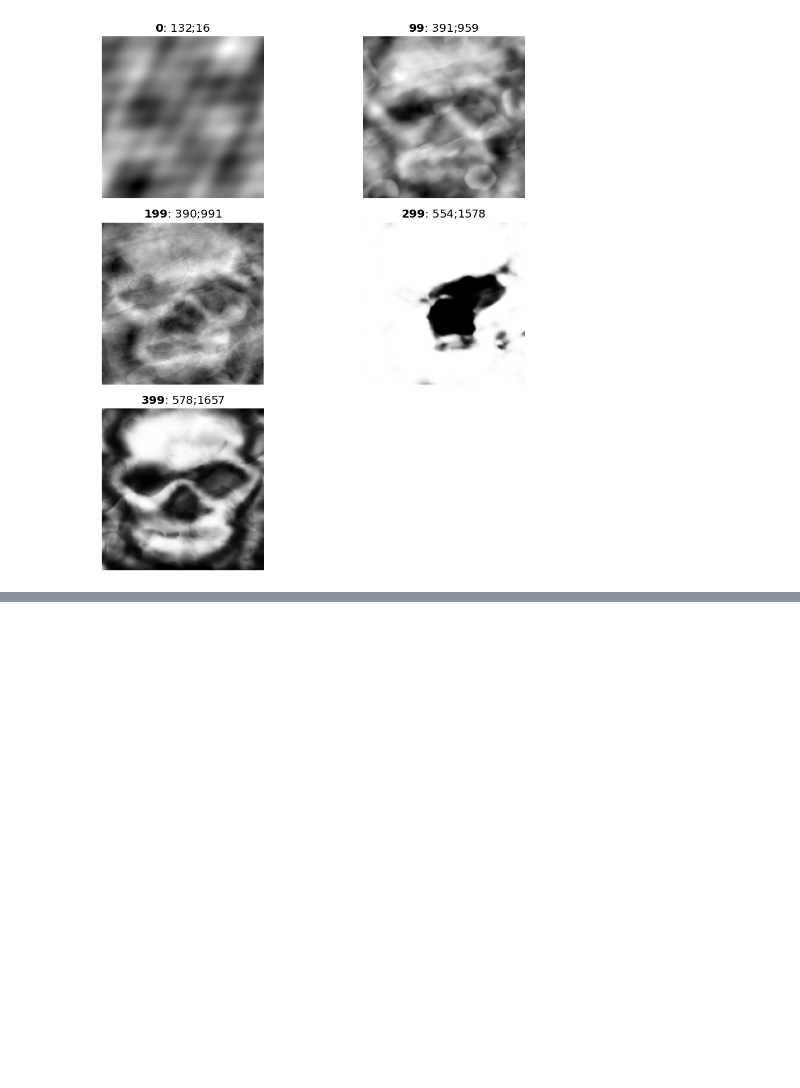
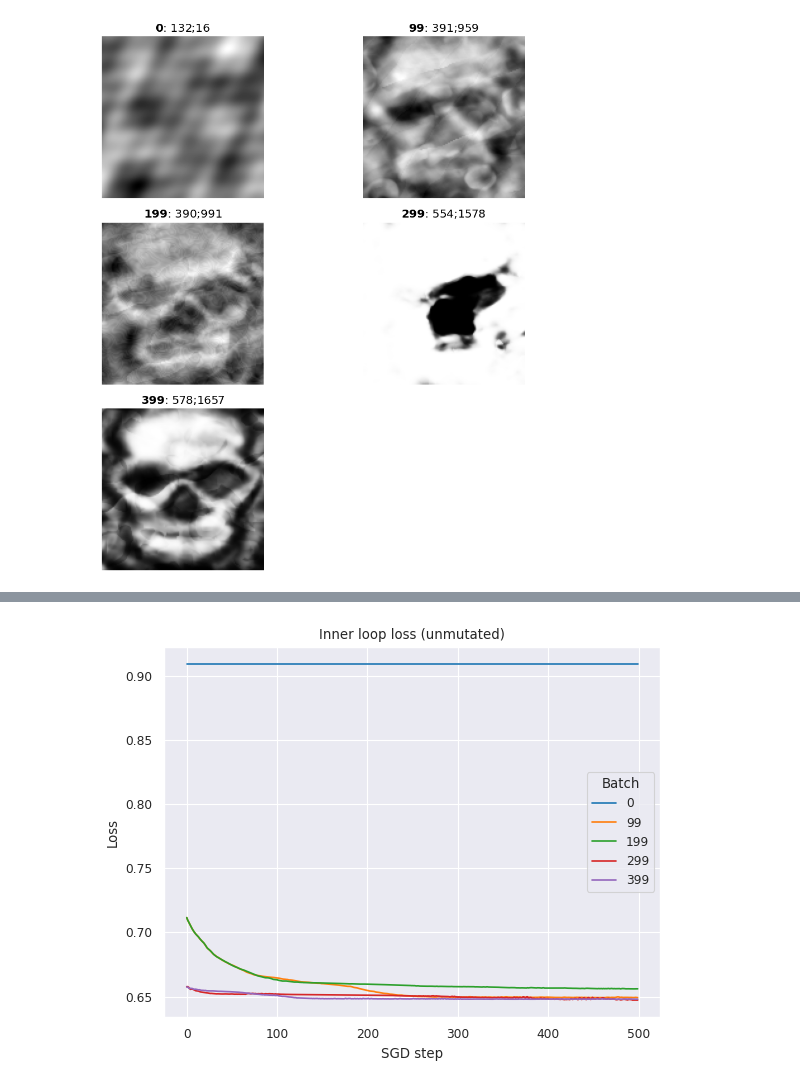
Before and after one commit to uvm-neurobotics-lab/MOVE, a Jupyter notebook: analysis/sgd_curves.ipynb, the cells around one changed output, grey strips where cells are left out. Saved outputs shown, nothing was run; the diff lists cells and outputs as text; code cells hidden in the pictures; blank space fills up the shorter version.

```diff
--- a/analysis/sgd_curves.ipynb
+++ b/analysis/sgd_curves.ipynb
@@ -49,0 +61,26 @@ for batch, cppn in genomes_by_batch.items():
+# %%
+import seaborn as sns
+import matplotlib.pyplot as plt
+
+def plot_sgd_loss(losses, title, save_name):
+    sns.set_style("darkgrid")
+    sns.set_context("paper")
+    sns.lineplot(data=losses.T, dashes=False, legend='full')
+    # change legend to batch from index
+    plt.legend(title='Batch')
+    handles, labels = plt.gca().get_legend_handles_labels()
+    plt.gca().legend(handles=handles, labels=list(genomes_by_batch.keys()), title='Batch')
+    plt.xlabel('SGD step')
+    plt.ylabel('Loss')
+    plt.title(title)
+    if save_name is not None:
+        save_path = os.path.join(results_path, save_name)
+        plt.savefig(save_path)
+    plt.show()
+
+import warnings
+warnings.filterwarnings('ignore', 'FutureWarning: is_categorical_dtype is deprecated') # ignore warning about seaborn
+# %%
+plot_sgd_loss(all_losses_unmutated, 'Inner loop loss (unmutated)', 'figures/sgd_loss_unmutated.png')
+# %% [output]
+[figure, added]
```
Also changed, not shown: parts of 8 cells of this notebook, 2 other files.
